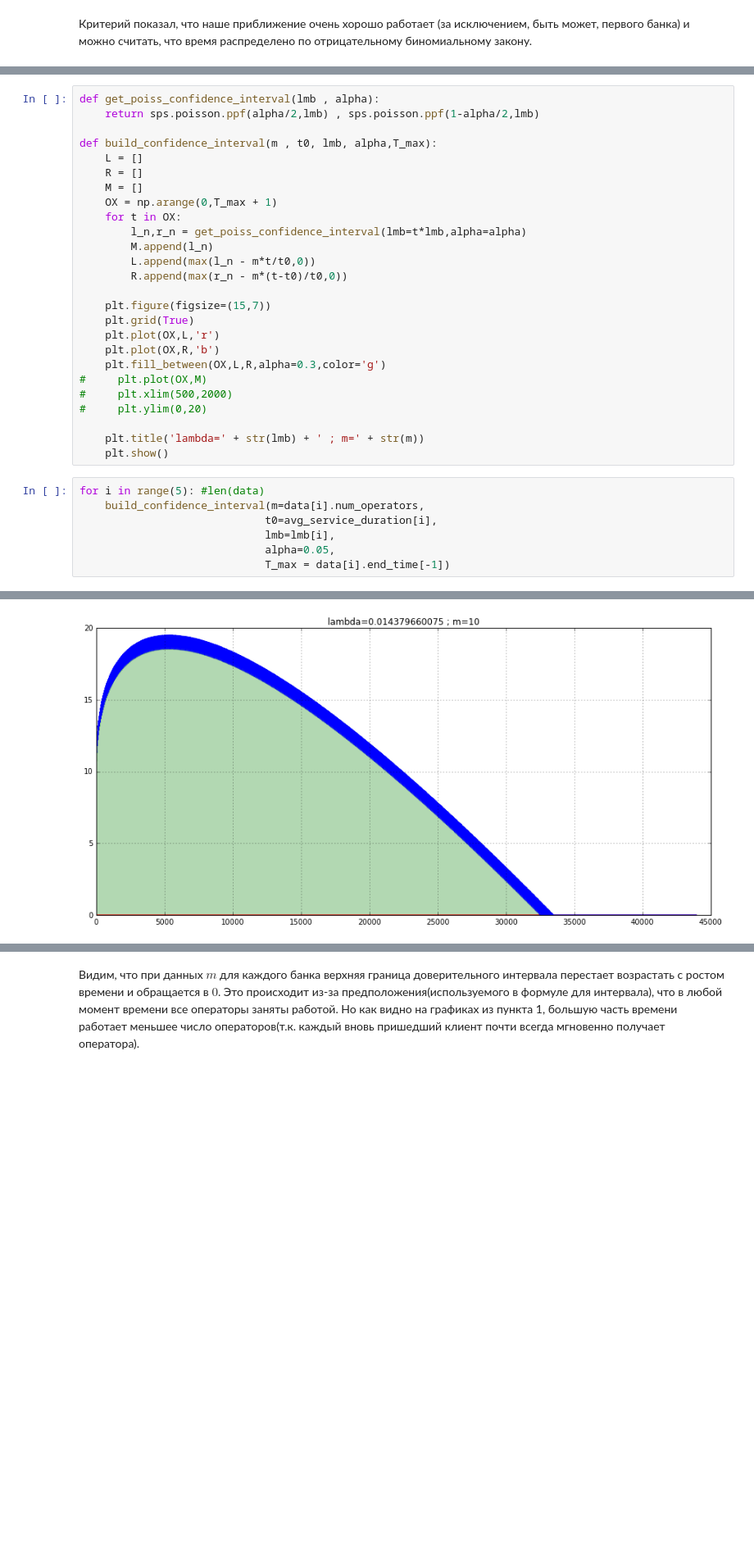
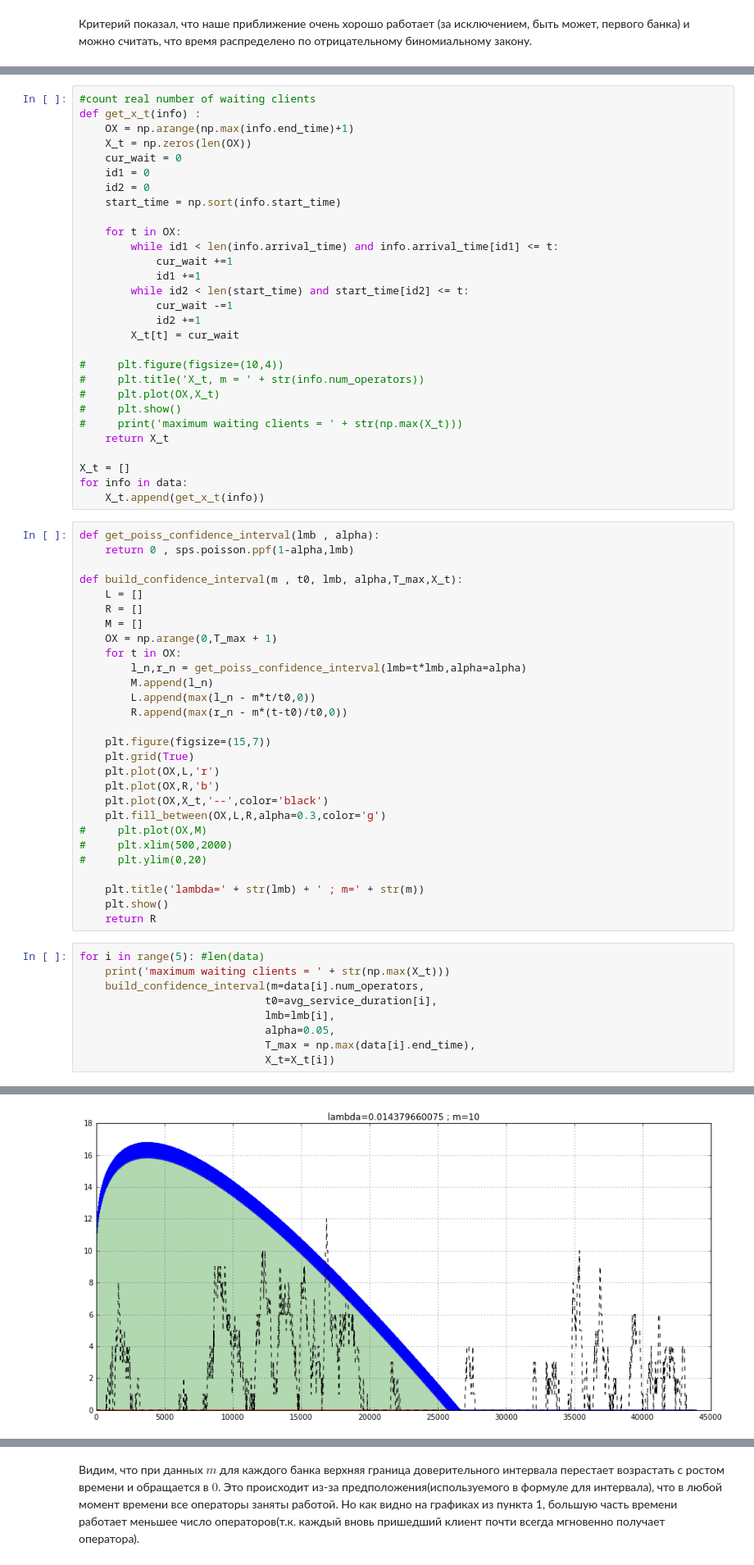
Before and after one commit to ale3otik/MIPT-2016-Stochastic-process, a Jupyter notebook: task2/57.ipynb, the cells around one changed output, grey strips where cells are left out. Shown at 82% size. Drawn from its saved outputs; the diff is of its cells as text; blank space fills up the shorter version.

```diff
--- a/task2/57.ipynb
+++ b/task2/57.ipynb
@@ -223,8 +223,37 @@ $z_{\frac{\alpha}{2}} - \frac{mt}{t_0} \leq X_t \leq z_{1 - \frac{\alpha}{2}} -
+# %%
+#count real number of waiting clients
+def get_x_t(info) :
+    OX = np.arange(np.max(info.end_time)+1)
+    X_t = np.zeros(len(OX))
+    cur_wait = 0
+    id1 = 0
+    id2 = 0
+    start_time = np.sort(info.start_time)
+
+    for t in OX:
+        while id1 < len(info.arrival_time) and info.arrival_time[id1] <= t:
+            cur_wait +=1
+            id1 +=1
+        while id2 < len(start_time) and start_time[id2] <= t:
+            cur_wait -=1
+            id2 +=1
+        X_t[t] = cur_wait
+
+#     plt.figure(figsize=(10,4))
+#     plt.title('X_t, m = ' + str(info.num_operators))
+#     plt.plot(OX,X_t)
+#     plt.show()
+#     print('maximum waiting clients = ' + str(np.max(X_t)))
+    return X_t
+
+X_t = []
+for info in data:
+    X_t.append(get_x_t(info))
 # %%
 def get_poiss_confidence_interval(lmb , alpha):
-    return sps.poisson.ppf(alpha/2,lmb) , sps.poisson.ppf(1-alpha/2,lmb)
+    return 0 , sps.poisson.ppf(1-alpha,lmb)
 
-def build_confidence_interval(m , t0, lmb, alpha,T_max):
+def build_confidence_interval(m , t0, lmb, alpha,T_max,X_t):
     L = []
     R = []
     M = []
@@ -239,6 +268,7 @@ def build_confidence_interval(m , t0, lmb, alpha,T_max):
     plt.grid(True)
     plt.plot(OX,L,'r')
     plt.plot(OX,R,'b')
+    plt.plot(OX,X_t,'--',color='black')
     plt.fill_between(OX,L,R,alpha=0.3,color='g')
 #     plt.plot(OX,M)
 #     plt.xlim(500,2000)
@@ -246,11 +276,14 @@ def build_confidence_interval(m , t0, lmb, alpha,T_max):
 
     plt.title('lambda=' + str(lmb) + ' ; m=' + str(m))
     plt.show()
+    return R
 # %%
 for i in range(5): #len(data)
+    print('maximum waiting clients = ' + str(np.max(X_t)))
     build_confidence_interval(m=data[i].num_operators,
                              t0=avg_service_duration[i],
                              lmb=lmb[i],
                              alpha=0.05,
-                             T_max = data[i].end_time[-1])
+                             T_max = np.max(data[i].end_time),
+                             X_t=X_t[i])
 # %% [output]
@@ -257 +291 @@ for i in range(5): #len(data)
-[figure, old version]
+[figure, new version]
```
Also changed, not shown: parts of 32 cells of this notebook, 1 other file.
